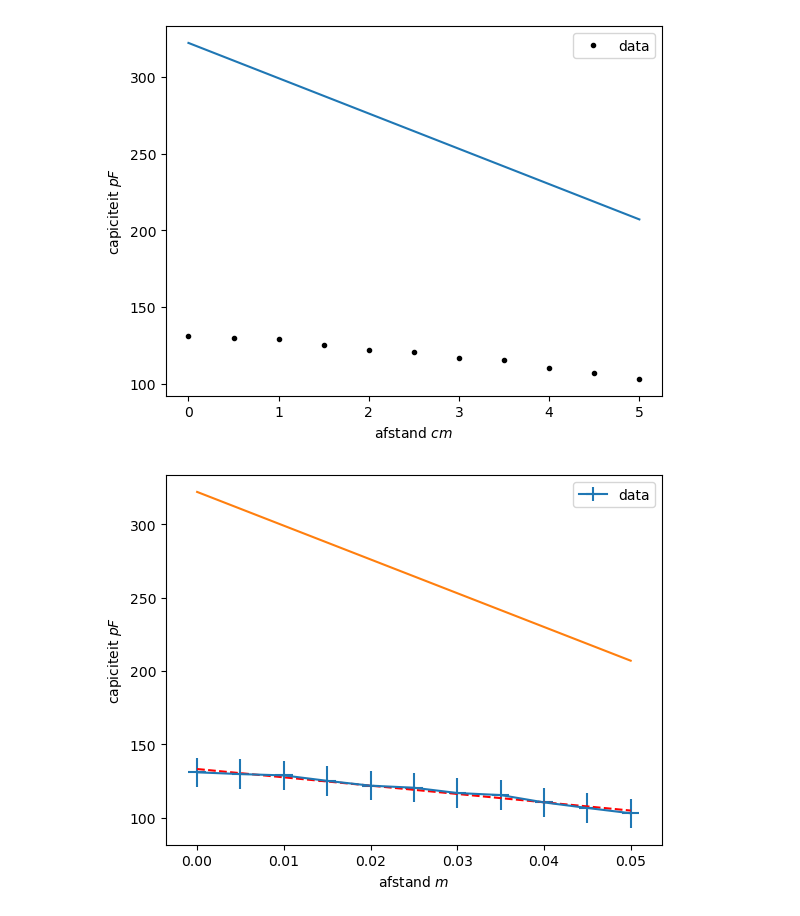
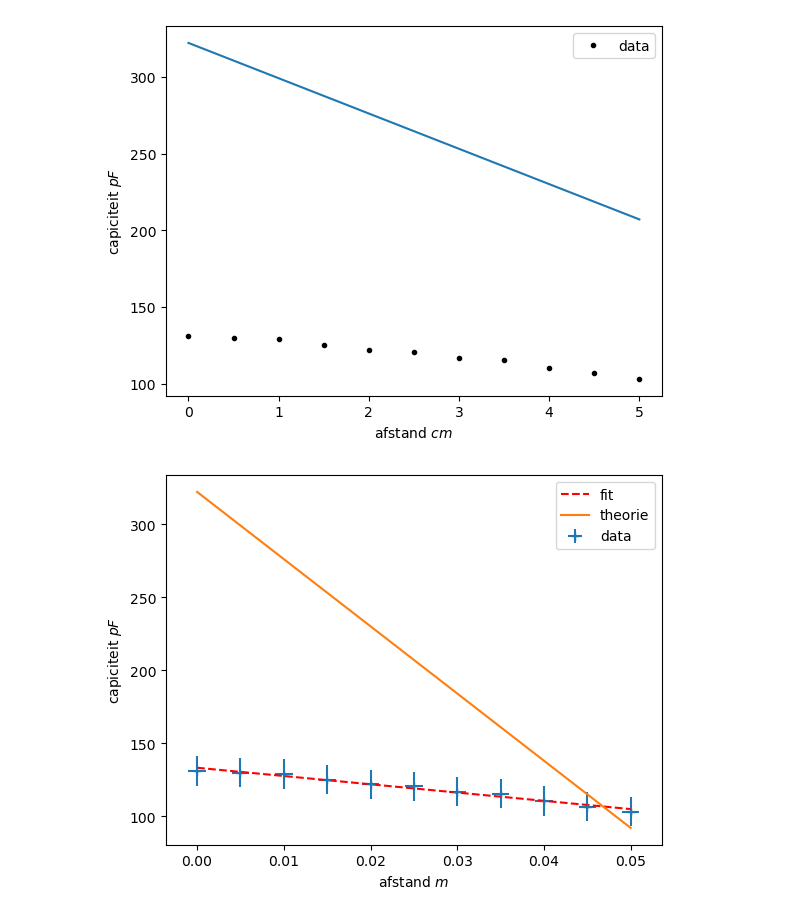
Before and after one commit to tdenooijer26/DEF-T-opdrachten, a Jupyter notebook: FysiekeOntwerpopdrachten/2OntwerpEenSensorCondensator/DEFOntwerpopdracht2OntwerpEenSensorInvulTemplate.ipynb, the cells around one changed output. Saved outputs shown, nothing was run; the diff lists cells and outputs as text; code cells hidden in the pictures.

```diff
--- a/FysiekeOntwerpopdrachten/2OntwerpEenSensorCondensator/DEFOntwerpopdracht2OntwerpEenSensorInvulTemplate.ipynb
+++ b/FysiekeOntwerpopdrachten/2OntwerpEenSensorCondensator/DEFOntwerpopdracht2OntwerpEenSensorInvulTemplate.ipynb
@@ -291,42 +313,51 @@ De sensor is niet geschikt voor het meten van de grootheden. De onzekerheid in d
 # Plot hier je gemeten kalibratiegrafiek en plot in dezelfde figuur ook je verwachte ontwerpgrafiek.
 from scipy.optimize import curve_fit
 
-afstand =np.array([0,0.5e-2, 1e-2,1.5e-2,2e-2,2.5e-2,3e-2,3.5e-2,4e-2,4.5e-2,5e-2])
-onz_afstand = np.array([0.1e-2,0.1e-2,0.1e-2,0.1e-2,0.1e-2,0.1e-2,0.1e-2,0.1e-2,0.1e-2,0.1e-2,0.1e-2,])
-Oppervlak = (14 - 2*afstand)*10
+data = np.array([131.0, 129.8, 128.9, 125.2, 121.9, 120.5, 116.9, 115.5 , 110.5, 106.7, 103.1])          #pF
+onz_data = np.array([10,10,10,10,10,10,10,10,10,10,10,])                                                 #pF
+afstand =np.array([0,0.5e-2, 1e-2,1.5e-2,2e-2,2.5e-2,3e-2,3.5e-2,4e-2,4.5e-2,5e-2])                      #m
+onz_afstand = np.array([0.1e-2,0.1e-2,0.1e-2,0.1e-2,0.1e-2,0.1e-2,0.1e-2,0.1e-2,0.1e-2,0.1e-2,0.1e-2,])  #m
+
+Oppervlak = (0.14 - 2*afstand)*0.10                                                                      #
 
 plt.figure()
 plt.plot(afstand*100, data, 'k.', label = "data")
-plt.plot(L*100, capaciteit_plaat(A)*10**12)
+plt.plot(L*100, capaciteit_plaat(A, epsilon_karton_theorie, 0)*10**12)
 plt.xlabel("afstand $cm$")
 plt.ylabel("capiciteit $pF$")
 plt.legend()
 plt.show()
 # %% [output]
 [figure]
-# %%
-## Opdracht 7: Plot de kalibratiegrafiek.
-data = np.array([131.0, 129.8, 128.9, 125.2, 121.9, 120.5, 116.9, 115.5 , 110.5, 106.7, 103.1])
-onz_data = np.array([10,10,10,10,10,10,10,10,10,10,10,])
-
-# Plot hier je oorspronkelijke en je uiteindelijke kalibratiegrafieken, fit daar een bijpassende lijn door
-# en zet ook de verwachte ontwerpgrafiek erbij
-
-def f(x, a, b): # uit de theorie blijk het verband lineair te zijn
-    return a * x + b
-
-popt, pcov = curve_fit(f, afstand, data)
-a, b = popt
-
-
-
-plt.figure()
-plt.errorbar(afstand, data, xerr=onz_afstand, yerr=onz_data, label = "data")
-plt.plot(L, f(L, a, b), 'r--')
-plt.plot(L, capaciteit_plaat( A)*10**12)
-plt.xlabel("afstand $m$")
-plt.ylabel("capiciteit $pF$")
-plt.legend()
-plt.show()
-# %% [output]
-[figure, removed]
+# %%
+# Plot hier je oorspronkelijke en je uiteindelijke kalibratiegrafieken, fit daar een bijpassende lijn door
+# en zet ook de verwachte ontwerpgrafiek erbij
+
+from scipy.optimize import curve_fit
+
+# ontwerpfunctie
+def capaciteit_plaat(surface, epsilon_r, sysfout):
+    C_formule = ((epsilon_r*epsilon0)/distance) * surface + sysfout
+    return C_formule
+
+# constanten
+epsilon0 = 8.85e-12
+epsilon_karton_theorie = 2.6
+distance = 0.001
+data_F = np.array([131.0, 129.8, 128.9, 125.2, 121.9, 120.5, 116.9, 115.5 , 110.5, 106.7, 103.1]) * 1e-12          #pF
+
+# fit
+popt, pcov = curve_fit(capaciteit_plaat, Oppervlak, data_F, p0=[2.6, 0])
+epsilon_karton_praktijk = popt[0]
+sysfout_praktijk = popt[1]
+
+plt.figure()
+plt.errorbar(afstand, data_F*1e12, xerr=onz_afstand, yerr=onz_data, fmt="+", label = "data")
+plt.plot(afstand, capaciteit_plaat( Oppervlak, epsilon_karton_praktijk, sysfout_praktijk)*1e12, 'r--', label='fit')
+plt.plot(afstand, capaciteit_plaat( Oppervlak, epsilon_karton_theorie, 0)*1e12, label='theorie')
+plt.xlabel("afstand $m$")
+plt.ylabel("capiciteit $pF$")
+plt.legend()
+plt.show()
+# %% [output]
+[figure, added]
```
Also changed, not shown: parts of 13 cells of this notebook.
